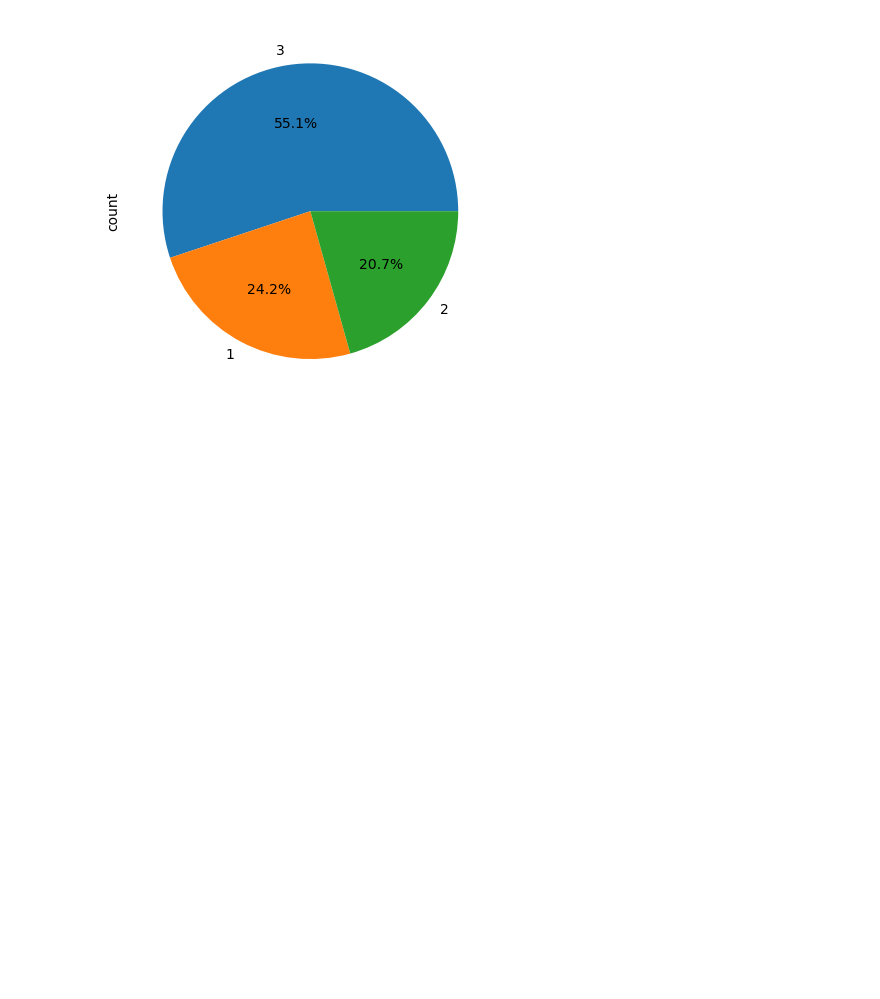
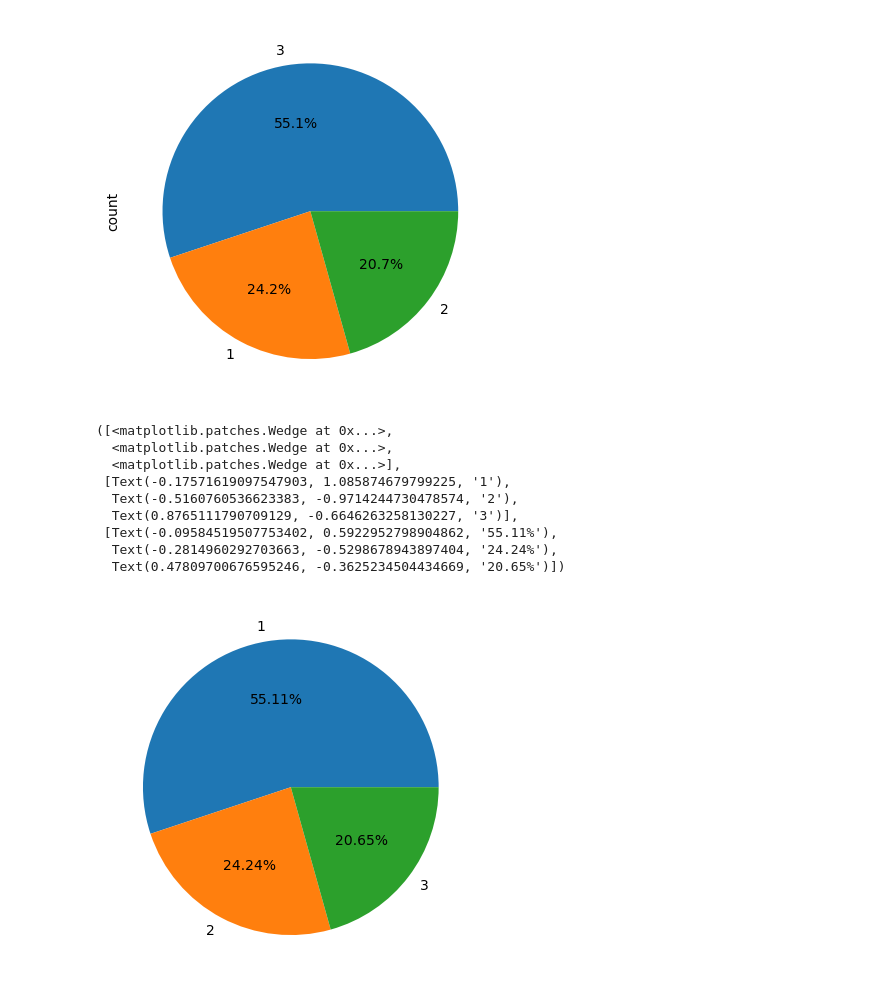
Before and after one commit to cyraemin/eda-mini-projects, a Jupyter notebook: ipl.ipynb, the cells around one changed output. Cells and saved outputs as stored; diff of their text form; code cells hidden in the pictures; blank space fills up the shorter version.

```diff
--- a/ipl.ipynb
+++ b/ipl.ipynb
@@ -109,3 +109,17 @@ df['pclass'].value_counts().plot(kind='pie',autopct="%0.1f%%")
 # %% [output]
 <Axes: ylabel='count'>
 [figure]
+# %%
+
+plt.pie(df['pclass'].value_counts(),autopct="%0.2f%%",labels=["1","2","3"])
+# %% [output]
+([<matplotlib.patches.Wedge at 0x...>,
+  <matplotlib.patches.Wedge at 0x...>,
+  <matplotlib.patches.Wedge at 0x...>],
+ [Text(-0.17571619097547903, 1.085874679799225, '1'),
+  Text(-0.5160760536623383, -0.9714244730478574, '2'),
+  Text(0.8765111790709129, -0.6646263258130227, '3')],
+ [Text(-0.09584519507753402, 0.5922952798904862, '55.11%'),
+  Text(-0.2814960292703663, -0.5298678943897404, '24.24%'),
+  Text(0.47809700676595246, -0.3625234504434669, '20.65%')])
+[figure, added]
```
Also changed, not shown: parts of 1 cell of this notebook.
